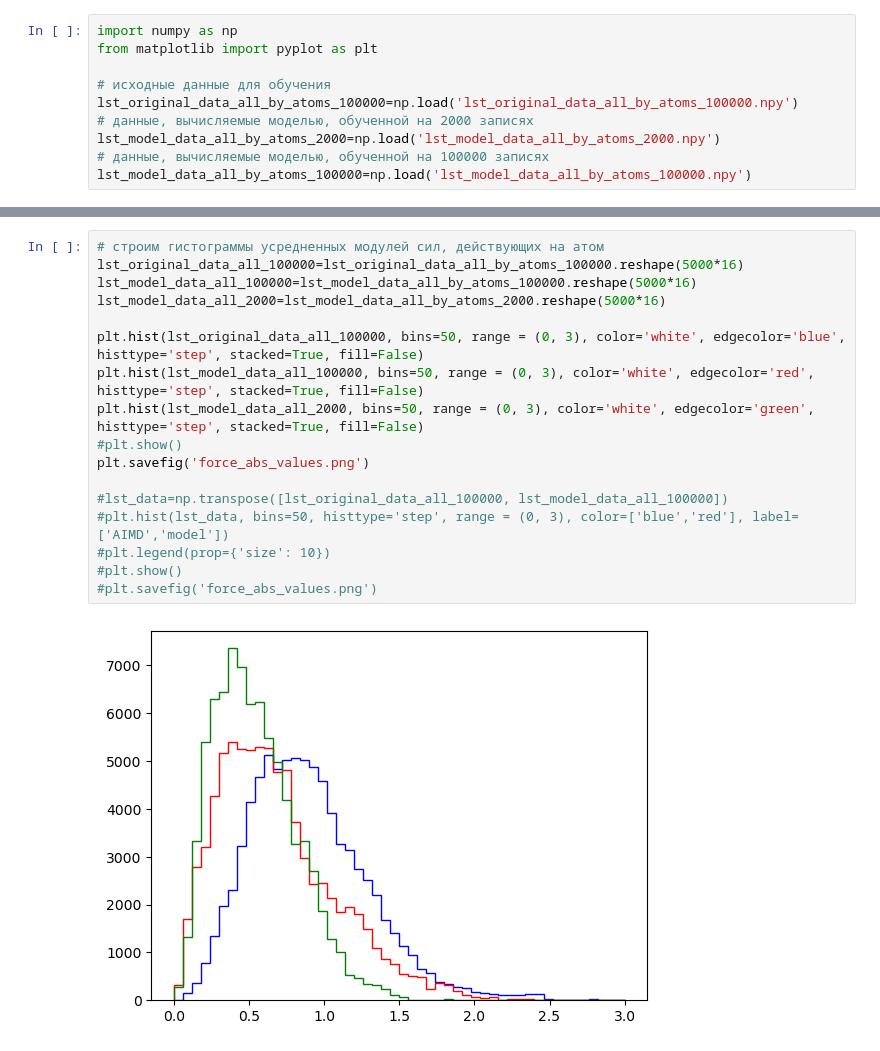
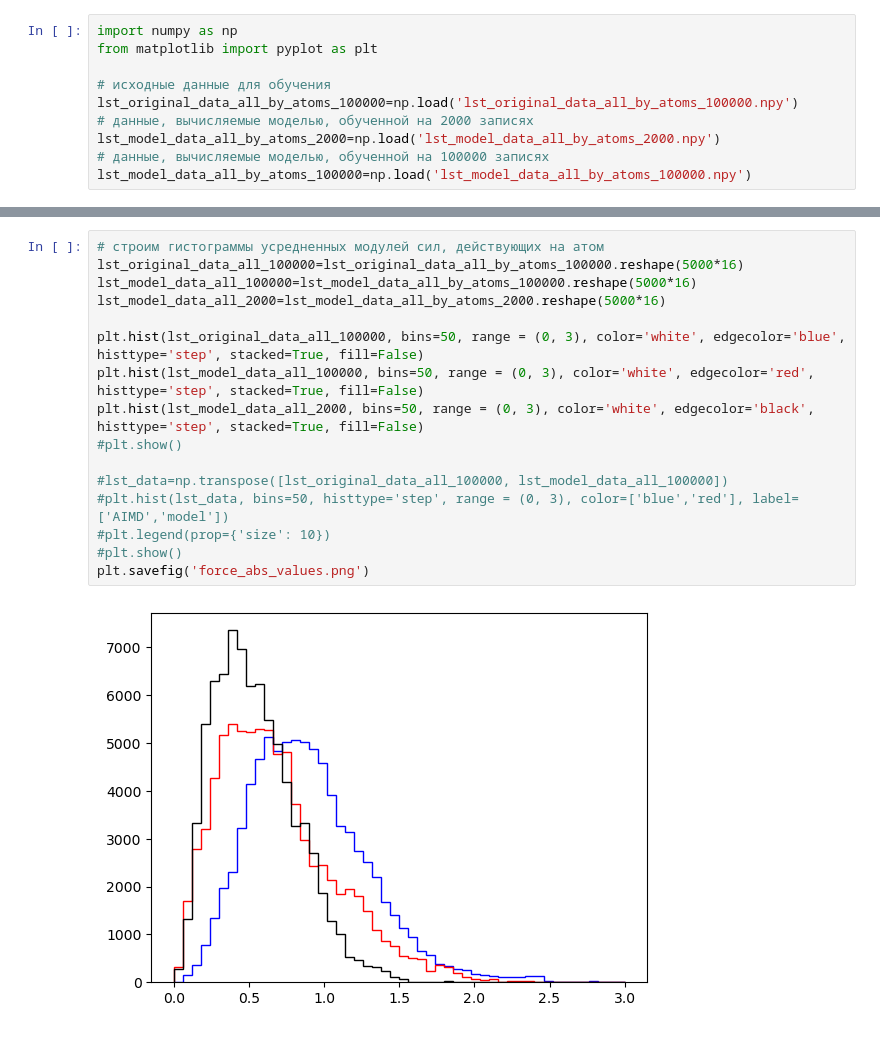
Before and after one commit to kontchenkov/SchNetPhosphorene, a Jupyter notebook: force_hist.ipynb, the cells around one changed output, grey strips where cells are left out. Cells and saved outputs as stored; diff of their text form.

```diff
--- a/force_hist.ipynb
+++ b/force_hist.ipynb
@@ -62,19 +67,18 @@ plt.savefig('force_abs_values_by_atoms2.png',dpi=150)
-# %%
-# строим гистограммы усредненных модулей сил, действующих на атом
-lst_original_data_all_100000=lst_original_data_all_by_atoms_100000.reshape(5000*16)
-lst_model_data_all_100000=lst_model_data_all_by_atoms_100000.reshape(5000*16)
-lst_model_data_all_2000=lst_model_data_all_by_atoms_2000.reshape(5000*16)
-
-plt.hist(lst_original_data_all_100000, bins=50, range = (0, 3), color='white', edgecolor='blue', histtype='step', stacked=True, fill=False)
-plt.hist(lst_model_data_all_100000, bins=50, range = (0, 3), color='white', edgecolor='red', histtype='step', stacked=True, fill=False)
-plt.hist(lst_model_data_all_2000, bins=50, range = (0, 3), color='white', edgecolor='green', histtype='step', stacked=True, fill=False)
-#plt.show()
-plt.savefig('force_abs_values.png')
-
-#lst_data=np.transpose([lst_original_data_all_100000, lst_model_data_all_100000])
-#plt.hist(lst_data, bins=50, histtype='step', range = (0, 3), color=['blue','red'], label=['AIMD','model'])
-#plt.legend(prop={'size': 10})
-#plt.show()
-#plt.savefig('force_abs_values.png')
-# %% [output]
-[figure, removed]
+# %%
+# строим гистограммы усредненных модулей сил, действующих на атом
+lst_original_data_all_100000=lst_original_data_all_by_atoms_100000.reshape(5000*16)
+lst_model_data_all_100000=lst_model_data_all_by_atoms_100000.reshape(5000*16)
+lst_model_data_all_2000=lst_model_data_all_by_atoms_2000.reshape(5000*16)
+
+plt.hist(lst_original_data_all_100000, bins=50, range = (0, 3), color='white', edgecolor='blue', histtype='step', stacked=True, fill=False)
+plt.hist(lst_model_data_all_100000, bins=50, range = (0, 3), color='white', edgecolor='red', histtype='step', stacked=True, fill=False)
+plt.hist(lst_model_data_all_2000, bins=50, range = (0, 3), color='white', edgecolor='black', histtype='step', stacked=True, fill=False)
+#plt.show()
+
+#lst_data=np.transpose([lst_original_data_all_100000, lst_model_data_all_100000])
+#plt.hist(lst_data, bins=50, histtype='step', range = (0, 3), color=['blue','red'], label=['AIMD','model'])
+#plt.legend(prop={'size': 10})
+#plt.show()
+plt.savefig('force_abs_values.png')
+# %% [output]
+[figure, added]
```
Also changed, not shown: parts of 4 cells of this notebook, 7 other files.
